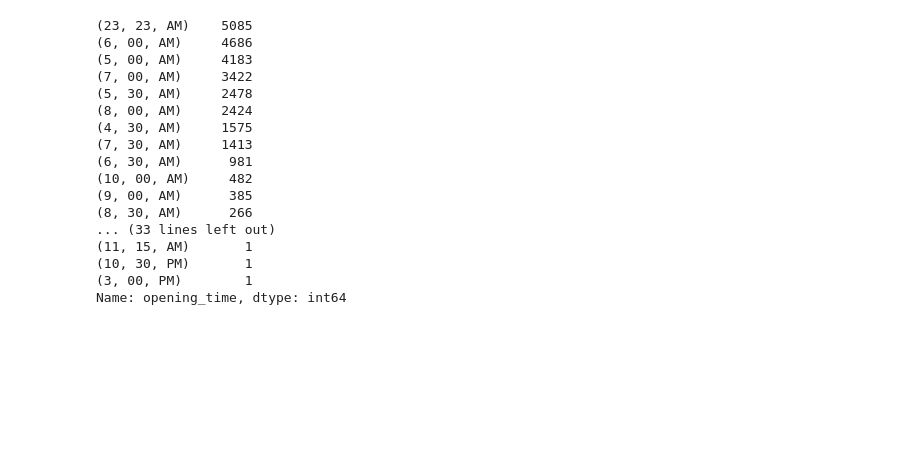
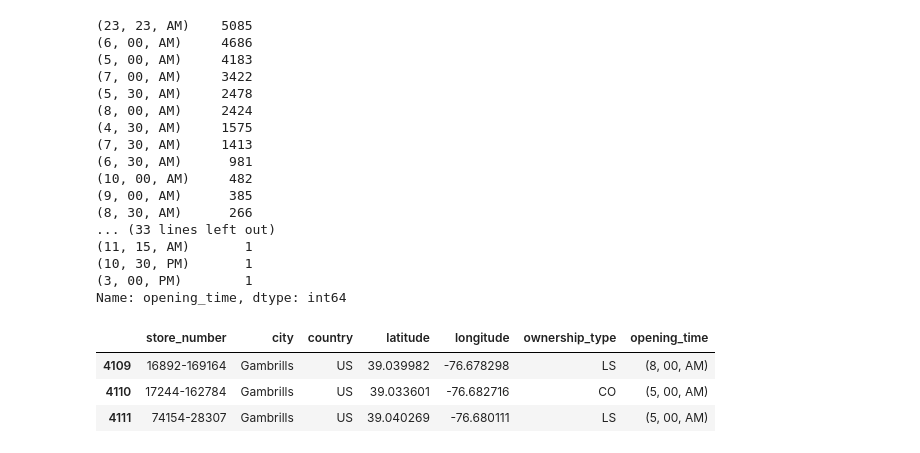
Before and after one commit to hollyjanedalton/final_ironhack_project, a Jupyter notebook: starbucks2021.ipynb, the cells around one changed output. Cells and saved outputs as stored; diff of their text form; code cells hidden in the pictures; blank space fills up the shorter version.

```diff
--- a/starbucks2021.ipynb
+++ b/starbucks2021.ipynb
@@ -618,0 +636,7 @@ Name: opening_time, dtype: int64
+# %%
+sb21_open_updated[sb21_open_updated['city']=='Gambrills']
+# %% [output]
+|  | store_number | city | country | latitude | longitude | ownership_type | opening_time |
+| 4109 | 16892-169164 | Gambrills | US | 39.039982 | -76.678298 | LS | (8, 00, AM) |
+| 4110 | 17244-162784 | Gambrills | US | 39.033601 | -76.682716 | CO | (5, 00, AM) |
+| 4111 | 74154-28307 | Gambrills | US | 39.040269 | -76.680111 | LS | (5, 00, AM) |
```
Also changed, not shown: parts of 2 cells of this notebook, 1 other file.
